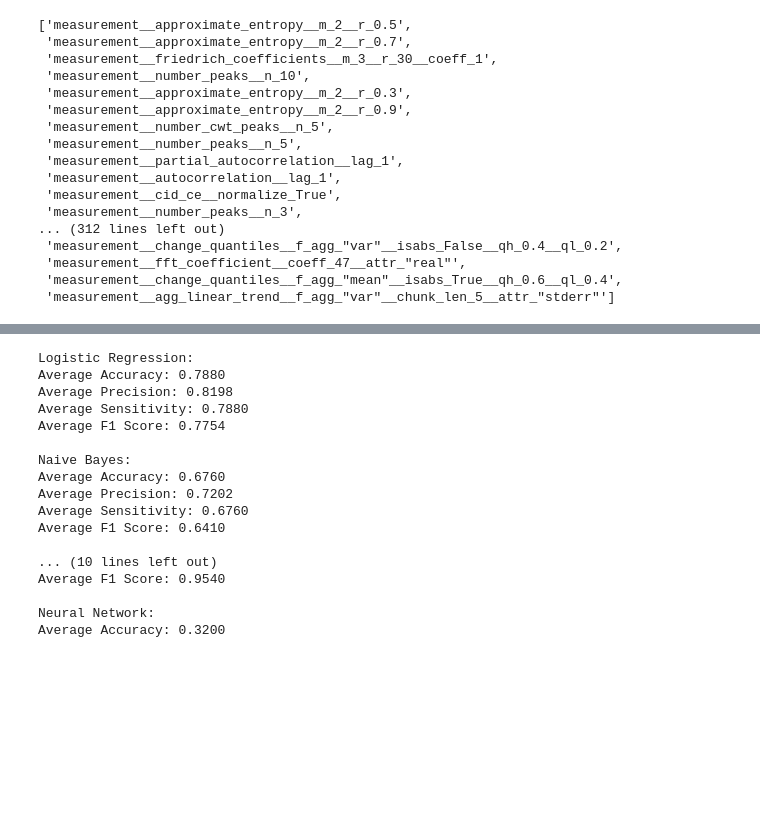
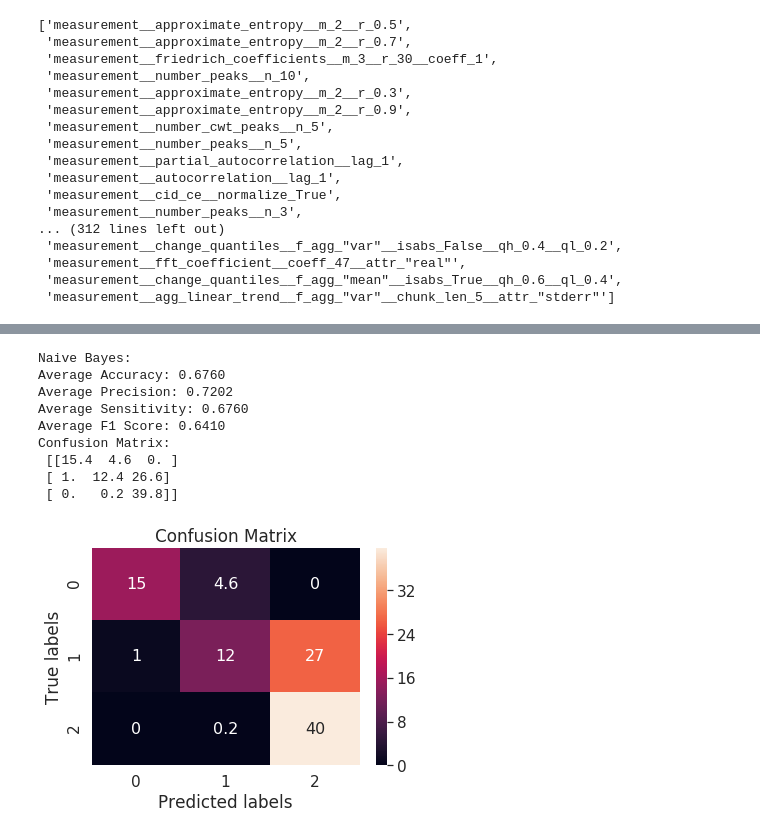
Before and after one commit to ericakok/senior-research, a Jupyter notebook: Final-Code.ipynb, the cells around one changed output, grey strips where cells are left out. Drawn from its saved outputs; the diff is of its cells as text; code cells hidden in the pictures; blank space fills up the shorter version.

```diff
--- a/Final-Code.ipynb
+++ b/Final-Code.ipynb
@@ -374,46 +437,38 @@ def get_nn_ave(array):
+# %%
+print("\nNaive Bayes:")
+print("Average Accuracy: %.4f" % get_ave(preds_nb_accuracy))
+print("Average Precision: %.4f" % get_ave(preds_nb_precision))
+print("Average Sensitivity: %.4f" % get_ave(preds_nb_recall))
+print("Average F1 Score: %.4f" % get_ave(preds_nb_f1))
+print("Confusion Matrix:\n", get_matrix_ave(preds_nb_matrix))
+pretty_matrix(get_matrix_ave(preds_nb_matrix))
+# %% [output]
+Naive Bayes:
+Average Accuracy: 0.6760
+Average Precision: 0.7202
+Average Sensitivity: 0.6760
+Average F1 Score: 0.6410
+Confusion Matrix:
+ [[15.4  4.6  0. ]
+ [ 1.  12.4 26.6]
+ [ 0.   0.2 39.8]]
+[figure, added]
 # %%
-print("Logistic Regression:")
-print("Average Accuracy: %.4f" % get_ave(preds_lr_accuracy))
-print("Average Precision: %.4f" % get_ave(preds_lr_precision))
-print("Average Sensitivity: %.4f" % get_ave(preds_lr_recall))
-print("Average F1 Score: %.4f" % get_ave(preds_lr_f1))
-
-print("\nNaive Bayes:")
-print("Average Accuracy: %.4f" % get_ave(preds_nb_accuracy))
-print("Average Precision: %.4f" % get_ave(preds_nb_precision))
-print("Average Sensitivity: %.4f" % get_ave(preds_nb_recall))
-print("Average F1 Score: %.4f" % get_ave(preds_nb_f1))
-
-
 print("\nK-Nearest Neighbors:")
 print("Average Accuracy: %.4f" % get_ave(preds_knn_accuracy))
 print("Average Precision: %.4f" % get_ave(preds_knn_precision))
 print("Average Sensitivity: %.4f" % get_ave(preds_knn_recall))
 print("Average F1 Score: %.4f" % get_ave(preds_knn_f1))
+print("Confusion Matrix:\n", get_matrix_ave(preds_knn_matrix))
+pretty_matrix(get_matrix_ave(preds_knn_matrix))
 
 print("\nRandom Forest Classifier:")
 print("Average Accuracy: %.4f" % get_ave(preds_rfc_accuracy))
 print("Average Precision: %.4f" % get_ave(preds_rfc_precision))
 print("Average Sensitivity: %.4f" % get_ave(preds_rfc_recall))
 print("Average F1 Score: %.4f" % get_ave(preds_rfc_f1))
+print("Confusion Matrix:\n", get_matrix_ave(preds_rfc_matrix))
+pretty_matrix(get_matrix_ave(preds_rfc_matrix))
 
 print("\nNeural Network:")
 print("Average Accuracy: %.4f" % get_nn_ave(preds_nn_accuracy))
-# %% [output]
-Logistic Regression:
-Average Accuracy: 0.7880
-Average Precision: 0.8198
-Average Sensitivity: 0.7880
-Average F1 Score: 0.7754
-
-Naive Bayes:
-Average Accuracy: 0.6760
-Average Precision: 0.7202
-Average Sensitivity: 0.6760
-Average F1 Score: 0.6410
-
-... (10 lines left out)
-Average F1 Score: 0.9540
-
-Neural Network:
-Average Accuracy: 0.3200
```
Also changed, not shown: parts of 5 cells of this notebook.
